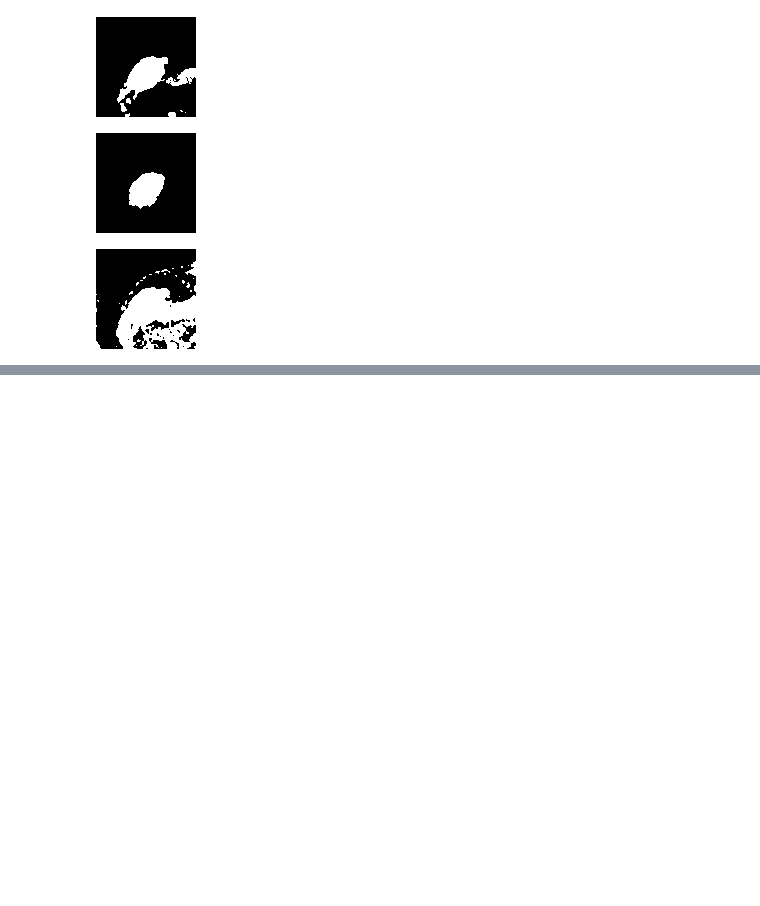
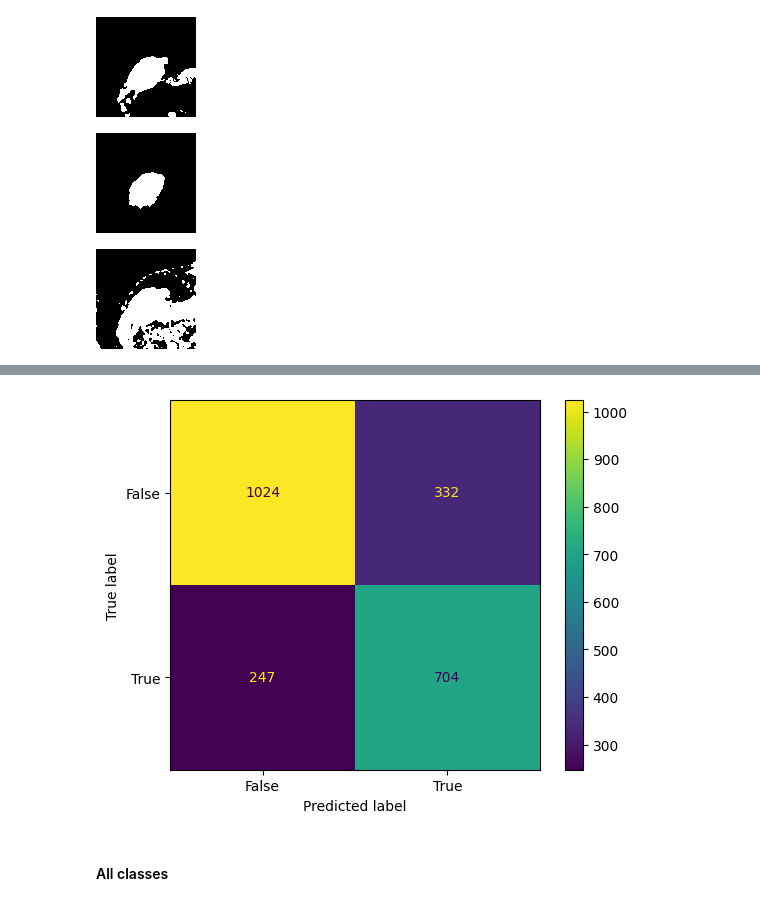
Before and after one commit to HenriqueCastros/pai-flower-nucleus, a Jupyter notebook: trab.ipynb, the cells around one changed output, grey strips where cells are left out. Drawn from its saved outputs; the diff is of its cells as text; code cells hidden in the pictures; blank space fills up the shorter version.

```diff
--- a/trab.ipynb
+++ b/trab.ipynb
@@ -297,0 +131,5 @@ def region_growing(image, seed=None, return_binary=True, threshold=[25,25,25]):
+# %%
+X = df.drop(['label', 'image'], axis=1)  # Features
+y = df['label']  # Target variable
+
+X_train, X_test, y_train, y_test = train_test_split(X, y, test_size=0.2, stratify=y, random_state=42)
@@ -297,0 +150,34 @@ def region_growing(image, seed=None, return_binary=True, threshold=[25,25,25]):
+# %%
+target_class = 'Negative for intraepithelial lesion'
+mean_class_0 = X_train[y_train == target_class].mean()
+mean_class_1 = X_train[y_train != target_class].mean()
+
+covariance_class_0 = np.cov(X_train[y_train == target_class], rowvar=False)
+covariance_class_1 = np.cov(X_train[y_train != target_class], rowvar=False)
+
+inv_cov_class_0 = inv(covariance_class_0)
+inv_cov_class_1 = inv(covariance_class_1)
+# %%
+mahalanobis_dist_target = np.apply_along_axis(
+    lambda x: mahalanobis(x, mean_class_0, inv_cov_class_0),
+    axis=1,
+    arr=X_test
+)
+
+mahalanobis_dist_other = np.apply_along_axis(
+    lambda x: mahalanobis(x, mean_class_1, inv_cov_class_1),
+    axis=1,
+    arr=X_test
+)
+# %%
+y_pred = np.where(mahalanobis_dist_target < mahalanobis_dist_other, 0, 1)
+y_bin_test = np.where(y_test == target_class, 0, 1)
+
+confusion_matrix = metrics.confusion_matrix(y_bin_test, y_pred)
+cm_display = metrics.ConfusionMatrixDisplay(confusion_matrix = confusion_matrix, display_labels = [False, True])
+cm_display.plot()
+plt.show()
+# %% [output]
+[figure, added]
+# %% [markdown]
+#### All classes
```
Also changed, not shown: parts of 27 cells of this notebook, 3 other files.
